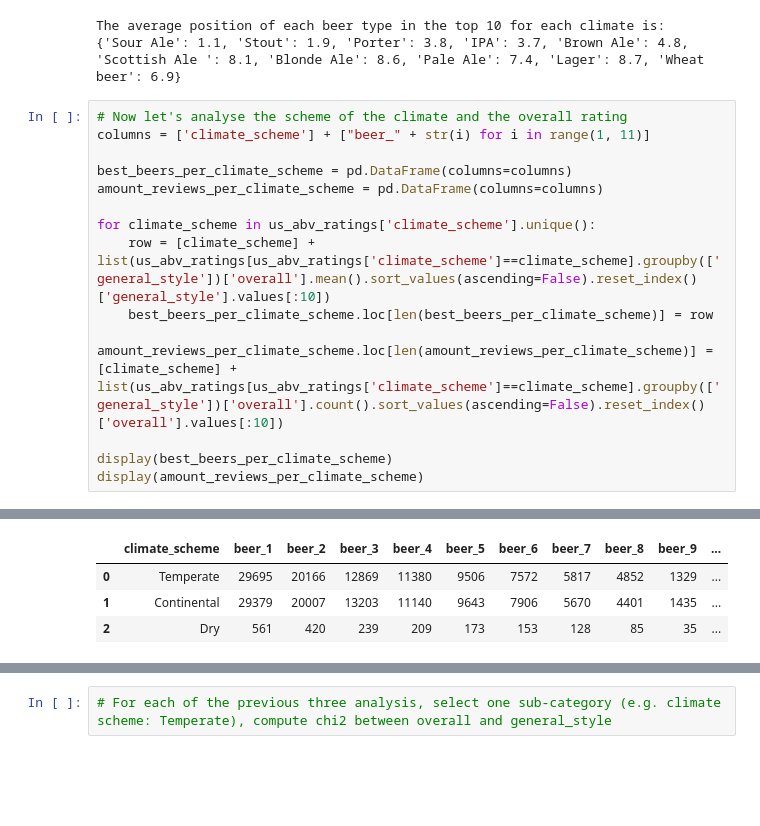
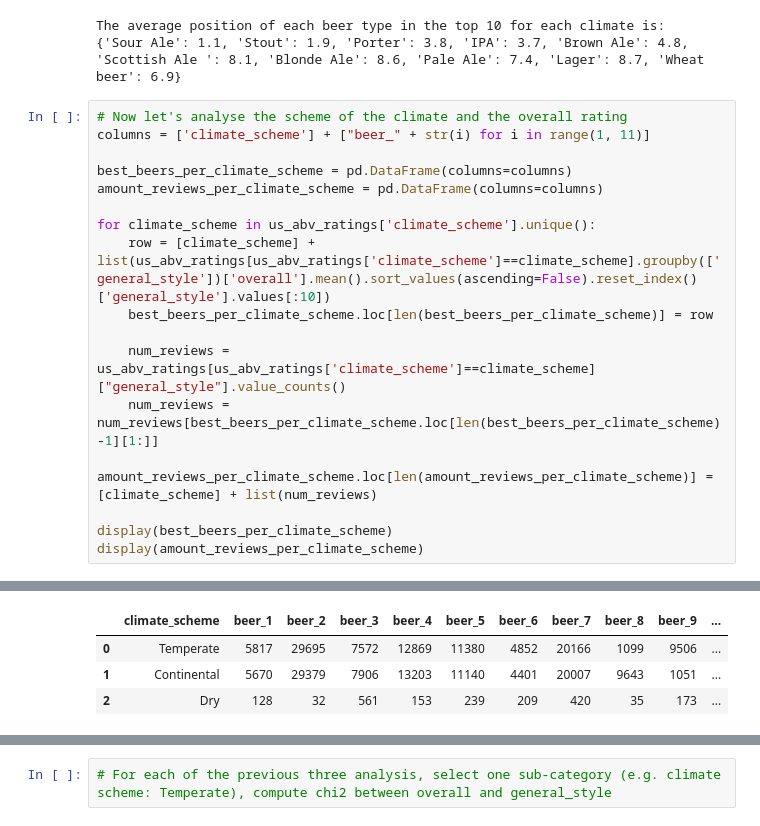
Before and after one commit to epfl-ada/ada-2023-project-riskybiscuits, a Jupyter notebook: styles_analysis.ipynb, the cells around one changed output, grey strips where cells are left out. Drawn from its saved outputs; the diff is of its cells as text; blank space fills up the shorter version.

Commit message:
Corrected the counting of reviews

```diff
--- a/styles_analysis.ipynb
+++ b/styles_analysis.ipynb
@@ -330,26 +330,29 @@ The average position of each beer type in the top 10 for each climate is:
 # %%
 # Now let's analyse the scheme of the climate and the overall rating
 columns = ['climate_scheme'] + ["beer_" + str(i) for i in range(1, 11)]
 
 best_beers_per_climate_scheme = pd.DataFrame(columns=columns)
 amount_reviews_per_climate_scheme = pd.DataFrame(columns=columns)
 
 for climate_scheme in us_abv_ratings['climate_scheme'].unique():
     row = [climate_scheme] + list(us_abv_ratings[us_abv_ratings['climate_scheme']==climate_scheme].groupby(['general_style'])['overall'].mean().sort_values(ascending=False).reset_index()['general_style'].values[:10])
     best_beers_per_climate_scheme.loc[len(best_beers_per_climate_scheme)] = row
-    amount_reviews_per_climate_scheme.loc[len(amount_reviews_per_climate_scheme)] = [climate_scheme] + list(us_abv_ratings[us_abv_ratings['climate_scheme']==climate_scheme].groupby(['general_style'])['overall'].count().sort_values(ascending=False).reset_index()['overall'].values[:10])
+
+    num_reviews = us_abv_ratings[us_abv_ratings['climate_scheme']==climate_scheme]["general_style"].value_counts()
+    num_reviews = num_reviews[best_beers_per_climate_scheme.loc[len(best_beers_per_climate_scheme)-1][1:]]
+    amount_reviews_per_climate_scheme.loc[len(amount_reviews_per_climate_scheme)] = [climate_scheme] + list(num_reviews)
 
 display(best_beers_per_climate_scheme)
 display(amount_reviews_per_climate_scheme)
 # %% [output]
 |  | climate_scheme | beer_1 | beer_2 | beer_3 | beer_4 | beer_5 | beer_6 | beer_7 | beer_8 | beer_9 | ... |
 | 0 | Temperate | Sour Ale | IPA | Stout | Brown Ale | Porter | Wheat beer | Pale Ale | Scottish Ale | Lager | ... |
 | 1 | Continental | Sour Ale | IPA | Stout | Brown Ale | Porter | Wheat beer | Pale Ale | Lager | Scottish Ale | ... |
 | 2 | Dry | Sour Ale | Scottish Ale | IPA | Stout | Brown Ale | Porter | Pale Ale | Blonde Ale | Lager | ... |
 |  | climate_scheme | beer_1 | beer_2 | beer_3 | beer_4 | beer_5 | beer_6 | beer_7 | beer_8 | beer_9 | ... |
-| 0 | Temperate | 29695 | 20166 | 12869 | 11380 | 9506 | 7572 | 5817 | 4852 | 1329 | ... |
-| 1 | Continental | 29379 | 20007 | 13203 | 11140 | 9643 | 7906 | 5670 | 4401 | 1435 | ... |
-| 2 | Dry | 561 | 420 | 239 | 209 | 173 | 153 | 128 | 85 | 35 | ... |
+| 0 | Temperate | 5817 | 29695 | 7572 | 12869 | 11380 | 4852 | 20166 | 1099 | 9506 | ... |
+| 1 | Continental | 5670 | 29379 | 7906 | 13203 | 11140 | 4401 | 20007 | 9643 | 1051 | ... |
+| 2 | Dry | 128 | 32 | 561 | 153 | 239 | 209 | 420 | 35 | 173 | ... |
 # %%
 # Now let's analyse the precipitation of the climate and the overall rating
 columns = ['climate_precipitation'] + ["beer_" + str(i) for i in range(1, 11)]
```
Also changed, not shown: parts of 2 cells of this notebook, 1 other file.
